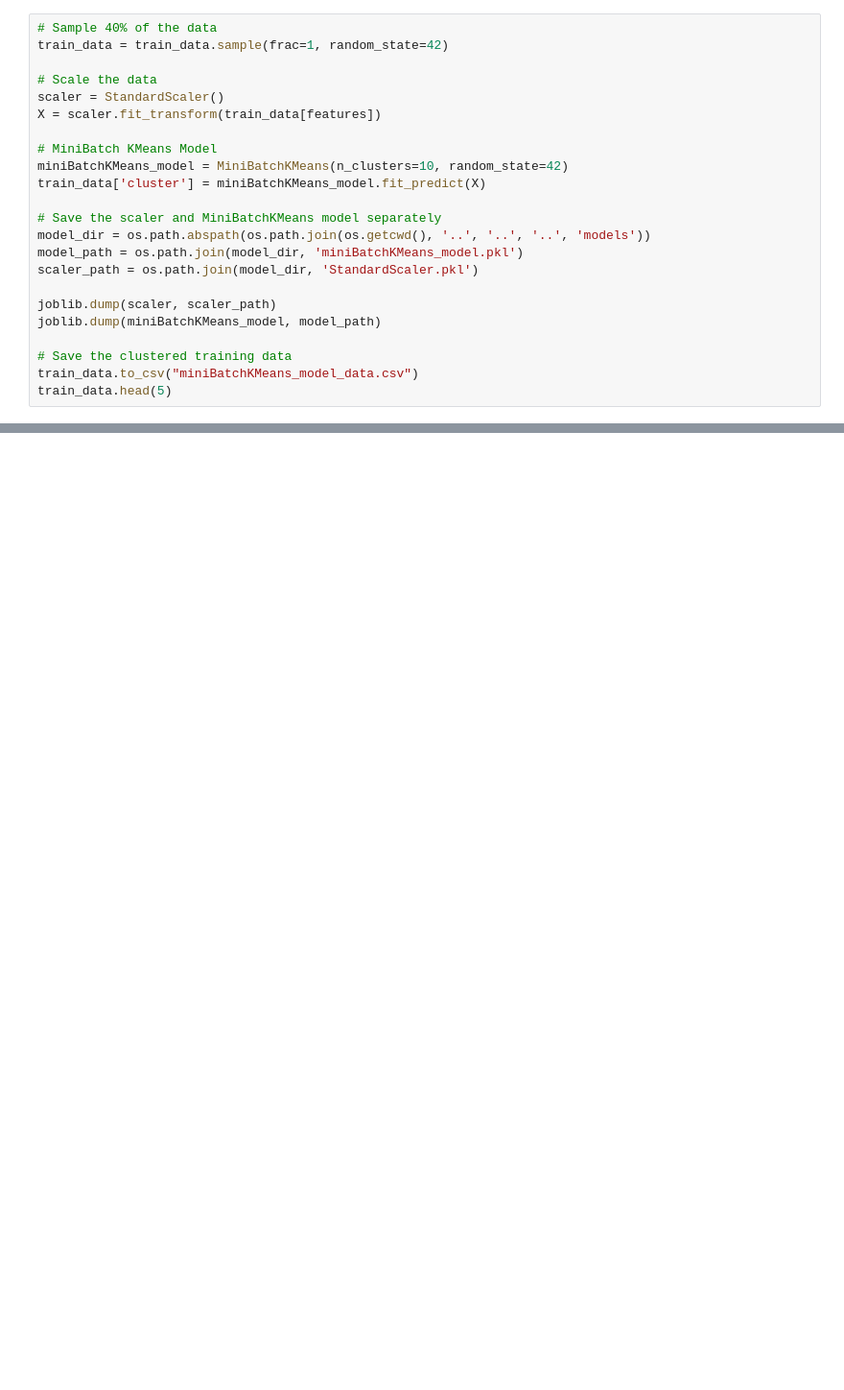
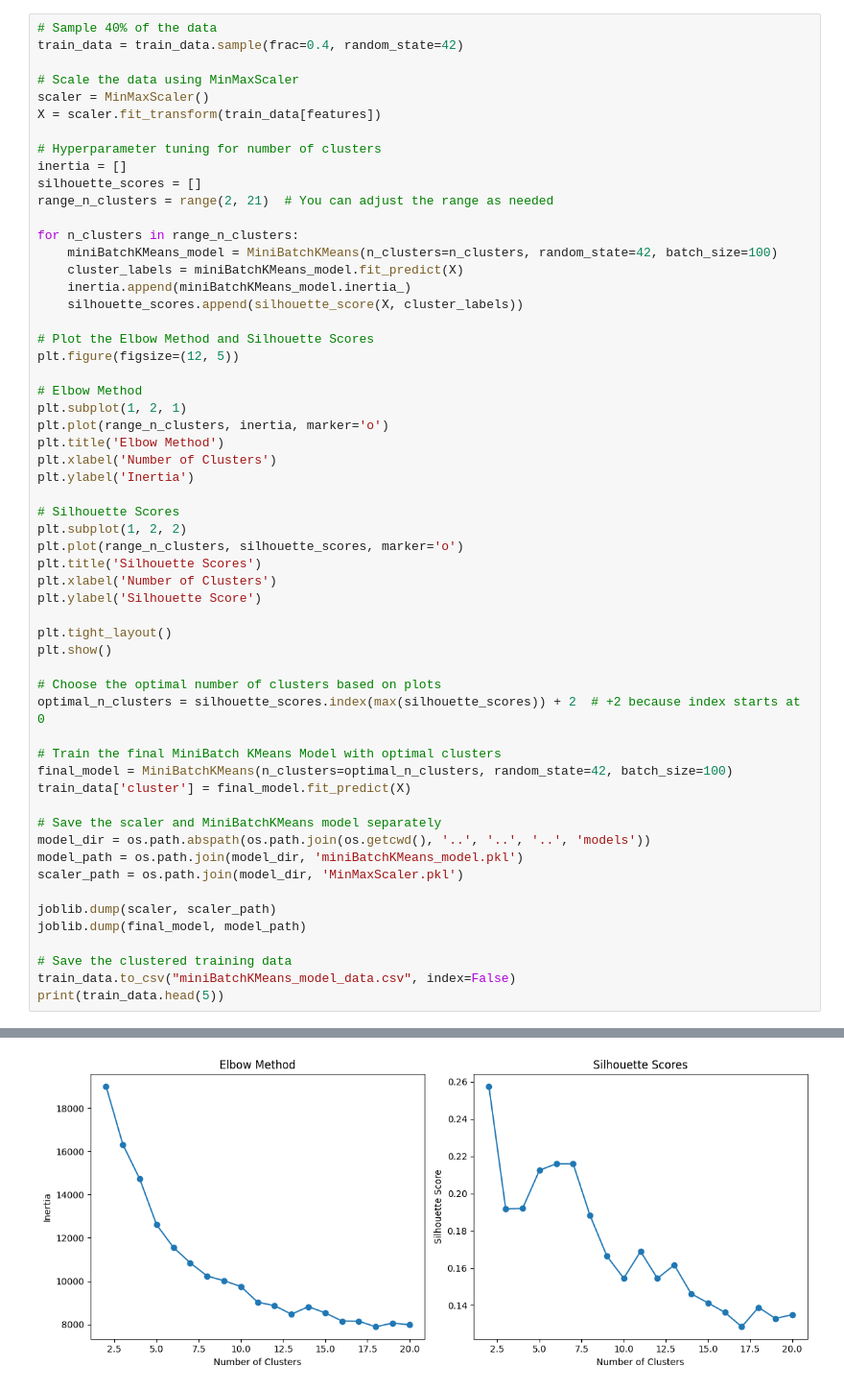
Before and after one commit to dmitriyllama/music-recommendations, a Jupyter notebook: code/models/miniBatchKMeans_model/miniBatchKMeans_model.ipynb, the cells around one changed output, grey strips where cells are left out. Shown: that part at 96% size. Saved outputs shown, nothing was run; the diff lists cells and outputs as text; blank space fills up the shorter version.

```diff
--- a/code/models/miniBatchKMeans_model/miniBatchKMeans_model.ipynb
+++ b/code/models/miniBatchKMeans_model/miniBatchKMeans_model.ipynb
@@ -18,25 +21,59 @@ file_path = os.path.join(parent_dir, "data", "spotify_cleaned.csv")
 train_data = pd.read_csv(file_path)
 # %%
 # Sample 40% of the data
-train_data = train_data.sample(frac=1, random_state=42)
+train_data = train_data.sample(frac=0.4, random_state=42)
 
-# Scale the data
-scaler = StandardScaler()
+# Scale the data using MinMaxScaler
+scaler = MinMaxScaler()
 X = scaler.fit_transform(train_data[features])
 
-# MiniBatch KMeans Model
-miniBatchKMeans_model = MiniBatchKMeans(n_clusters=10, random_state=42)
-train_data['cluster'] = miniBatchKMeans_model.fit_predict(X)
+# Hyperparameter tuning for number of clusters
+inertia = []
+silhouette_scores = []
+range_n_clusters = range(2, 21)  # You can adjust the range as needed
+
+for n_clusters in range_n_clusters:
+    miniBatchKMeans_model = MiniBatchKMeans(n_clusters=n_clusters, random_state=42, batch_size=100)
+    cluster_labels = miniBatchKMeans_model.fit_predict(X)
+    inertia.append(miniBatchKMeans_model.inertia_)
+    silhouette_scores.append(silhouette_score(X, cluster_labels))
+
+# Plot the Elbow Method and Silhouette Scores
+plt.figure(figsize=(12, 5))
+
+# Elbow Method
+plt.subplot(1, 2, 1)
+plt.plot(range_n_clusters, inertia, marker='o')
+plt.title('Elbow Method')
+plt.xlabel('Number of Clusters')
+plt.ylabel('Inertia')
+
+# Silhouette Scores
+plt.subplot(1, 2, 2)
+plt.plot(range_n_clusters, silhouette_scores, marker='o')
+plt.title('Silhouette Scores')
+plt.xlabel('Number of Clusters')
+plt.ylabel('Silhouette Score')
+
+plt.tight_layout()
+plt.show()
+
+# Choose the optimal number of clusters based on plots
+optimal_n_clusters = silhouette_scores.index(max(silhouette_scores)) + 2  # +2 because index starts at 0
+
+# Train the final MiniBatch KMeans Model with optimal clusters
+final_model = MiniBatchKMeans(n_clusters=optimal_n_clusters, random_state=42, batch_size=100)
+train_data['cluster'] = final_model.fit_predict(X)
 
 # Save the scaler and MiniBatchKMeans model separately
 model_dir = os.path.abspath(os.path.join(os.getcwd(), '..', '..', '..', 'models'))
 model_path = os.path.join(model_dir, 'miniBatchKMeans_model.pkl')
-scaler_path = os.path.join(model_dir, 'StandardScaler.pkl')
+scaler_path = os.path.join(model_dir, 'MinMaxScaler.pkl')
 
 joblib.dump(scaler, scaler_path)
-joblib.dump(miniBatchKMeans_model, model_path)
+joblib.dump(final_model, model_path)
 
 # Save the clustered training data
-train_data.to_csv("miniBatchKMeans_model_data.csv")
-train_data.head(5)
+train_data.to_csv("miniBatchKMeans_model_data.csv", index=False)
+print(train_data.head(5))
 # %% [output]
@@ -48,0 +80 @@ train_data.head(5)
+[figure, added]
```
Also changed, not shown: parts of 2 cells of this notebook, 4 other files.
